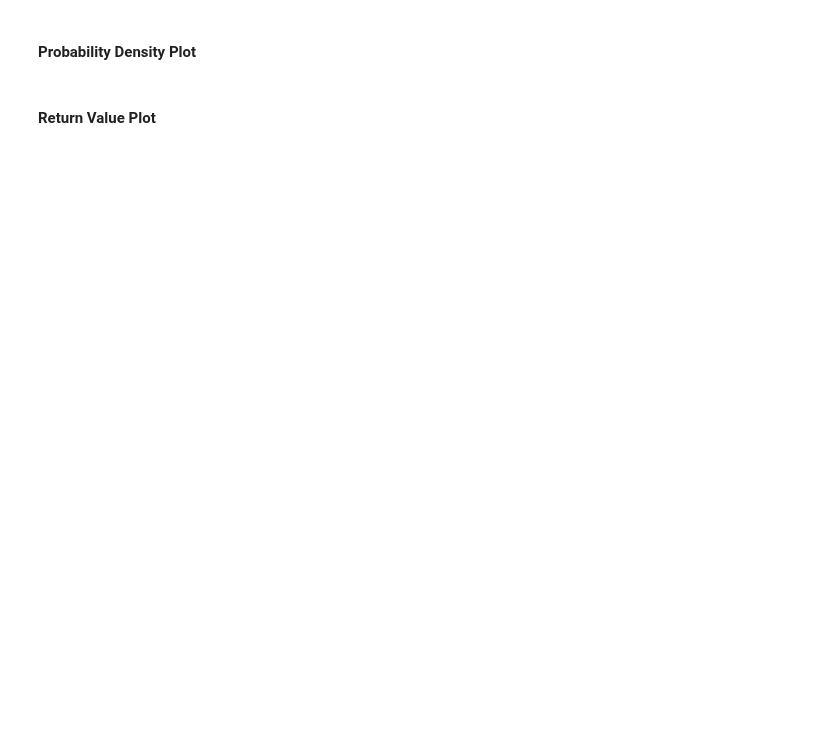
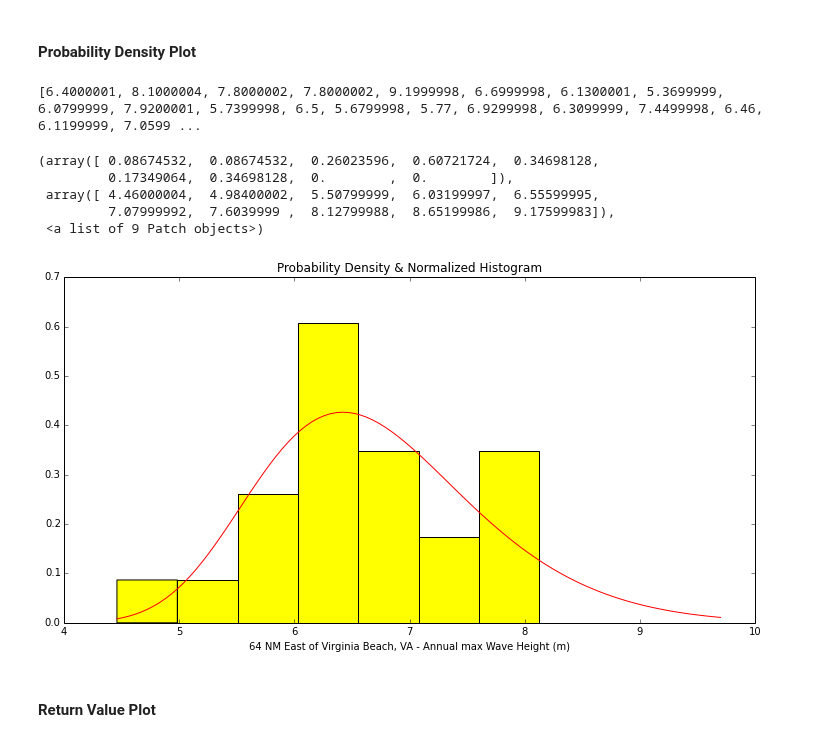
Before and after one commit to ioos/system-test, a Jupyter notebook: Theme_2_Extreme_Events/Scenario_2A_Coastal_Inundation/Scenario_2A_Extremes_Waves/Scenario_2A_Waves.ipynb, the cells around one changed output. Drawn from its saved outputs; the diff is of its cells as text; code cells hidden in the pictures; blank space fills up the shorter version.

```diff
--- a/Theme_2_Extreme_Events/Scenario_2A_Coastal_Inundation/Scenario_2A_Extremes_Waves/Scenario_2A_Waves.ipynb
+++ b/Theme_2_Extreme_Events/Scenario_2A_Coastal_Inundation/Scenario_2A_Extremes_Waves/Scenario_2A_Waves.ipynb
@@ -496,0 +246,20 @@ ax.legend(loc='center left', bbox_to_anchor=(1, 0.5))
+# %%
+years = range(1990,2013)
+yearly_df = []
+for year in years:
+    # Build URL
+    url = 'http://dods.ndbc.noaa.gov/thredds/dodsC/data/stdmet/{0}/{1}h{2}.nc'.format(station_id, station_id, year)
+    nc = netCDF4.Dataset(url, 'r')
+    time = nc.variables['time']
+    hs = nc.variables['wave_height']
+    hs_data = np.array(nc.variables['wave_height'][:,0,0])
+    # Replace fill values with NaN
+    hs_data[hs_data==hs._FillValue] = numpy.nan
+
+    dates = num2date(time[:],units=time.units,calendar='gregorian')
+    time = np.array(dates)
+
+    data = {}
+    data['Wave Height (m)'] = hs_data
+    df = pd.DataFrame(data, index=time)
+    yearly_df.append(df)
@@ -496,0 +268,5 @@ ax.legend(loc='center left', bbox_to_anchor=(1, 0.5))
+# %%
+annual_max_dict = OrderedDict()
+for df in yearly_df:
+    year = pd.to_datetime(df['Wave Height (m)'].argmax()).date().year
+    annual_max_dict[str(year)] = df['Wave Height (m)'].max()
@@ -505,3 +398,5 @@ annual_max = data_levels
+# %%
+annual_max = list(annual_max_dict.values())
 # %% [markdown]
 #### Fit data to GEV distribution
 # %%
@@ -516,18 +413,28 @@ print "The mean, sigma, and shape parameters are %s, %s, and %s, resp." % (mu, s
 # %% [markdown]
 #### Probability Density Plot
 # %%
-min_x = min(annual_max_levels)-0.5
-max_x = max(annual_max_levels)+0.5
+print annual_max
+min_x = min(annual_max)-0.5
+max_x = max(annual_max)+0.5
 x = np.linspace(min_x, max_x, num=100)
 y = [gev_pdf(z) for z in x]
 
 fig = plt.figure(figsize=(12,6))
 axes = fig.add_axes([0.1, 0.1, 0.8, 0.8])
-xlabel = (s["long_name"] + " - Annual max Wave Height (m)")
+station_longName = get_station_longName(station_id)
+xlabel = (station_longName + " - Annual max Wave Height (m)")
 axes.set_title("Probability Density & Normalized Histogram")
 axes.set_xlabel(xlabel)
 axes.plot(x, y, color='Red')
-axes.hist(annual_max_levels, bins=arange(min_x, max_x, abs((max_x-min_x)/10)), normed=1, color='Yellow')
+axes.hist(annual_max, bins=arange(min_x, max_x, abs((max_x-min_x)/10)), normed=1, color='Yellow')
+# %% [output]
+[6.4000001, 8.1000004, 7.8000002, 7.8000002, 9.1999998, 6.6999998, 6.1300001, 5.3699999, 6.0799999, 7.9200001, 5.7399998, 6.5, 5.6799998, 5.77, 6.9299998, 6.3099999, 7.4499998, 6.46, 6.1199999, 7.0599 ...
+(array([ 0.08674532,  0.08674532,  0.26023596,  0.60721724,  0.34698128,
+         0.17349064,  0.34698128,  0.        ,  0.        ]),
+ array([ 4.46000004,  4.98400002,  5.50799999,  6.03199997,  6.55599995,
+         7.07999992,  7.6039999 ,  8.12799988,  8.65199986,  9.17599983]),
+ <a list of 9 Patch objects>)
+[figure, added]
 # %% [markdown]
 #### Return Value Plot
 # %%
```
Also changed, not shown: parts of 80 cells of this notebook, 6 other files.
